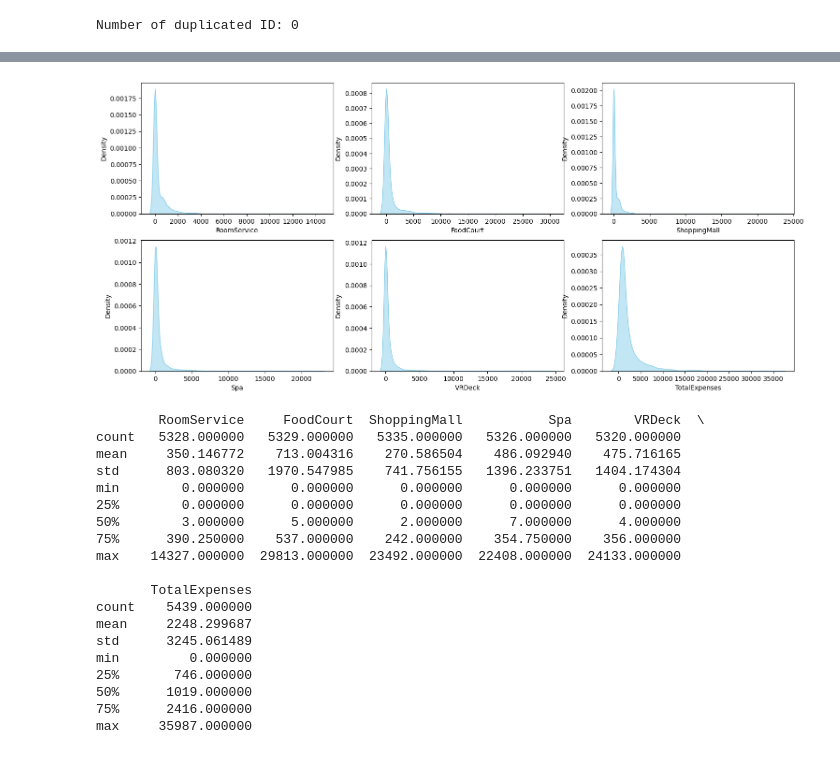
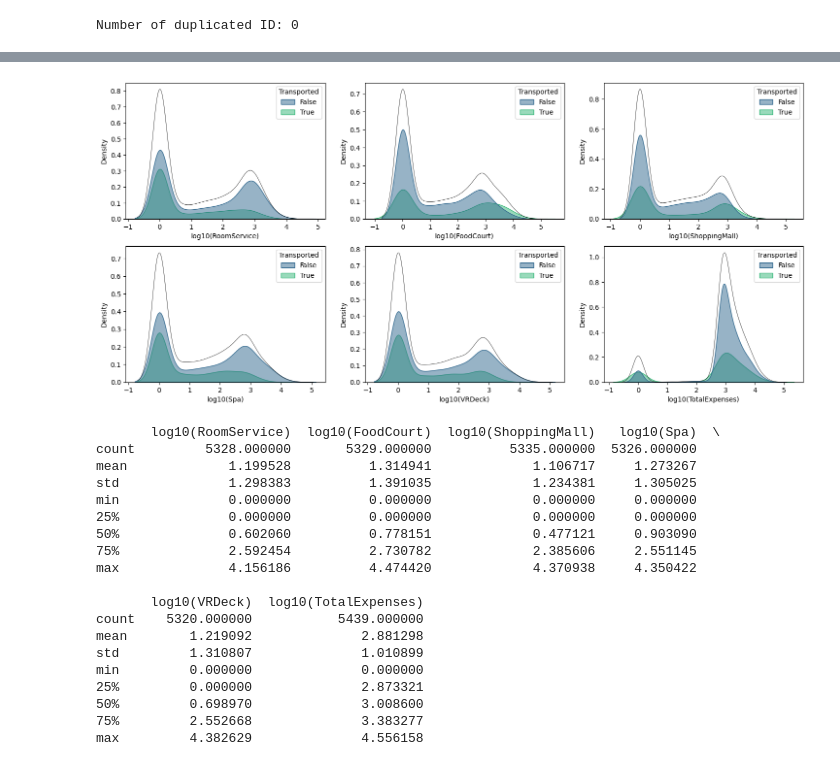
Before and after one commit to mapardo-lab/spaceshipTitanic, a Jupyter notebook: EDA.ipynb, the cells around one changed output, grey strips where cells are left out. Cells and saved outputs as stored; diff of their text form; code cells hidden in the pictures.

```diff
--- a/EDA.ipynb
+++ b/EDA.ipynb
@@ -80,0 +157,3 @@ Number False values: 4315
+# %%
+df_train[['FirstName','Surname']] = df_train['Name'].str.split(' ', expand = True)
+print(f'Number of different surnames: {df_train["Surname"].unique().shape[0]}')
@@ -105,0 +183,9 @@ dtype: float64
+# %%
+# visualize 'RoomService', 'FoodCourt', 'Spa' and 'VRDeck' and new feature 'TotalExpenses'
+expense_features = ['RoomService','FoodCourt','ShoppingMall','Spa','VRDeck']
+# calculate TotalExpenses features
+df_train['TotalExpenses'] = df_train[expense_features].sum(axis=1)
+# remove samples with CryoSleep True (expenses equal to zero)
+df = df_train[df_train['CryoSleep'] == False][expense_features + ['TotalExpenses','Transported']]
+plot_density_cat(df, ['RoomService', 'FoodCourt', 'ShoppingMall', 'Spa', 'VRDeck','TotalExpenses'], 'Transported', 2, 3)
+print(df.describe())
@@ -106,27 +213,30 @@ dtype: float64
 # %%
 # visualize 'RoomService', 'FoodCourt', 'Spa' and 'VRDeck' and new feature 'TotalExpenses'
-df = df_train[df_train['CryoSleep'] == False][['RoomService','FoodCourt','ShoppingMall','Spa','VRDeck']]
-df['TotalExpenses'] = df.sum(axis=1)
-plot_density(df, ['RoomService', 'FoodCourt', 'ShoppingMall', 'Spa', 'VRDeck','TotalExpenses'], 2, 3)
+expense_features_log10 = list(map(lambda x: 'log10(' + x + ')', expense_features + ['TotalExpenses']))
+# apply log10
+df_train[expense_features_log10] = df_train[expense_features + ['TotalExpenses']].apply(lambda x: np.log10(x + 1))
+# remove samples with CryoSleep True (expenses equal to zero)
+df = df_train[df_train['CryoSleep'] == False][expense_features_log10 + ['Transported']]
+plot_density_cat(df, expense_features_log10, 'Transported', 2, 3)
 print(df.describe())
 # %% [output]
-[figure, old version]
+[figure, new version]
-        RoomService     FoodCourt  ShoppingMall           Spa        VRDeck  \
-count   5328.000000   5329.000000   5335.000000   5326.000000   5320.000000
-mean     350.146772    713.004316    270.586504    486.092940    475.716165
-std      803.080320   1970.547985    741.756155   1396.233751   1404.174304
-min        0.000000      0.000000      0.000000      0.000000      0.000000
-25%        0.000000      0.000000      0.000000      0.000000      0.000000
-50%        3.000000      5.000000      2.000000      7.000000      4.000000
-75%      390.250000    537.000000    242.000000    354.750000    356.000000
-max    14327.000000  29813.000000  23492.000000  22408.000000  24133.000000
+       log10(RoomService)  log10(FoodCourt)  log10(ShoppingMall)   log10(Spa)  \
+count         5328.000000       5329.000000          5335.000000  5326.000000
+mean             1.199528          1.314941             1.106717     1.273267
+std              1.298383          1.391035             1.234381     1.305025
+min              0.000000          0.000000             0.000000     0.000000
+25%              0.000000          0.000000             0.000000     0.000000
+50%              0.602060          0.778151             0.477121     0.903090
+75%              2.592454          2.730782             2.385606     2.551145
+max              4.156186          4.474420             4.370938     4.350422
 
-       TotalExpenses
-count    5439.000000
-mean     2248.299687
-std      3245.061489
-min         0.000000
-25%       746.000000
-50%      1019.000000
-75%      2416.000000
-max     35987.000000
+       log10(VRDeck)  log10(TotalExpenses)
+count    5320.000000           5439.000000
+mean        1.219092              2.881298
+std         1.310807              1.010899
+min         0.000000              0.000000
+25%         0.000000              2.873321
+50%         0.698970              3.008600
+75%         2.552668              3.383277
+max         4.382629              4.556158
```
Also changed, not shown: parts of 55 cells of this notebook, 3 other files.
